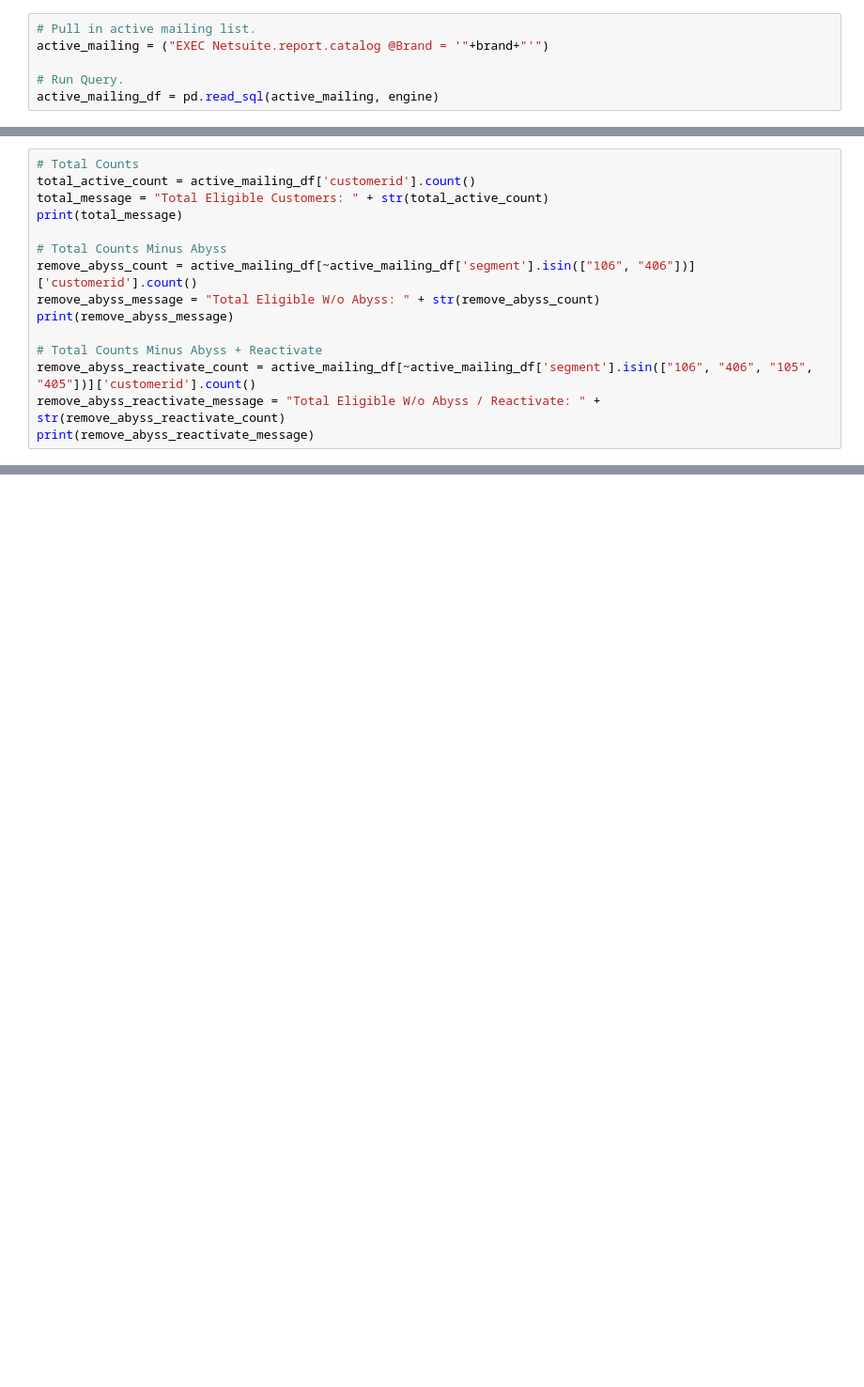
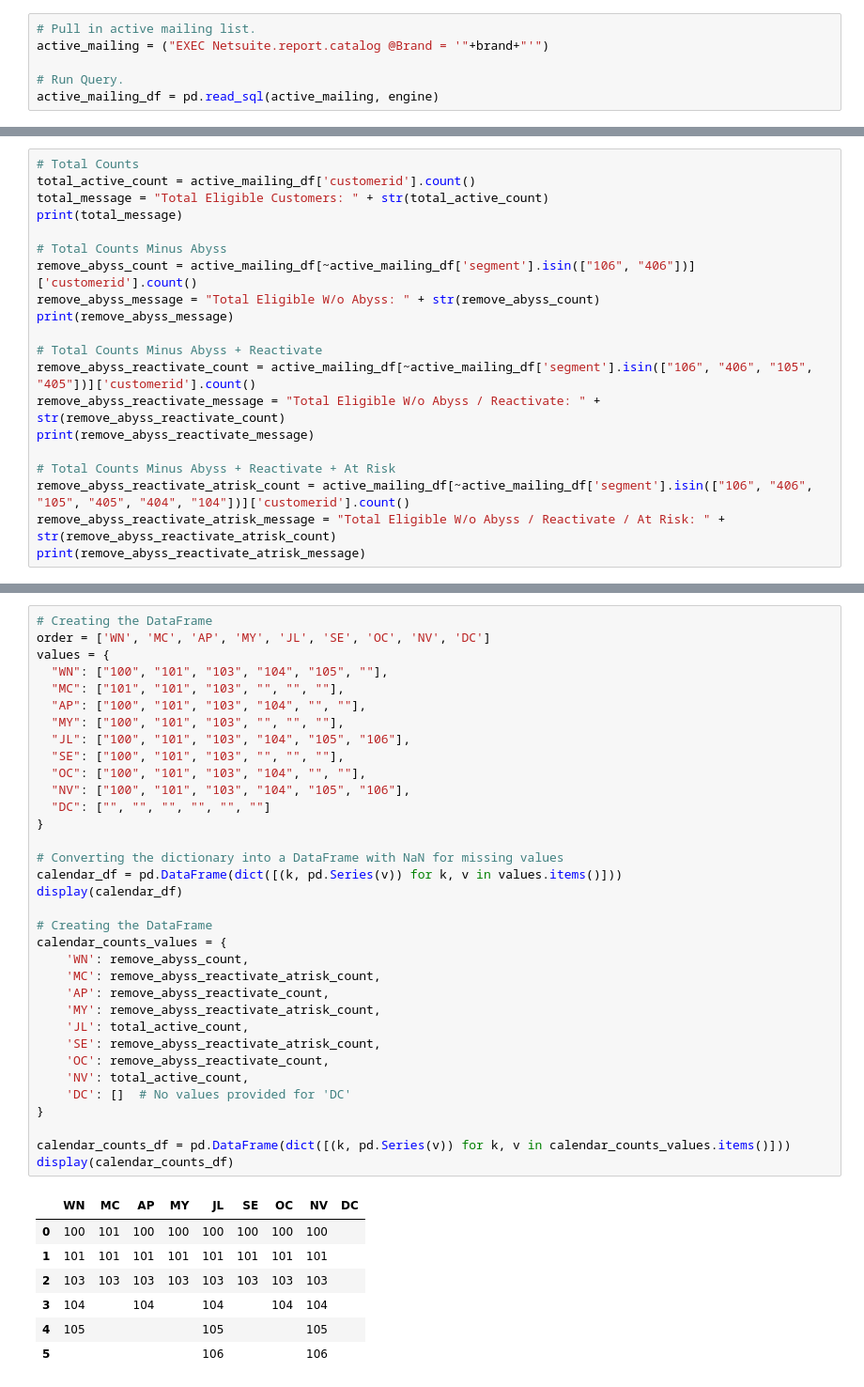
Before and after one commit to MDeanLindsay/Catalog, a Jupyter notebook: Catalog Performance.ipynb, the cells around one changed output, grey strips where cells are left out. Shown at 94% size. Saved outputs shown, nothing was run; the diff lists cells and outputs as text; blank space fills up the shorter version.

```diff
--- a/Catalog Performance.ipynb
+++ b/Catalog Performance.ipynb
@@ -851,4 +852,9 @@ print(remove_abyss_message)
 remove_abyss_reactivate_count = active_mailing_df[~active_mailing_df['segment'].isin(["106", "406", "105", "405"])]['customerid'].count()
 remove_abyss_reactivate_message = "Total Eligible W/o Abyss / Reactivate: " + str(remove_abyss_reactivate_count)
 print(remove_abyss_reactivate_message)
+
+# Total Counts Minus Abyss + Reactivate + At Risk
+remove_abyss_reactivate_atrisk_count = active_mailing_df[~active_mailing_df['segment'].isin(["106", "406", "105", "405", "404", "104"])]['customerid'].count()
+remove_abyss_reactivate_atrisk_message = "Total Eligible W/o Abyss / Reactivate / At Risk: " + str(remove_abyss_reactivate_atrisk_count)
+print(remove_abyss_reactivate_atrisk_message)
 # %% [output]
@@ -868,2 +875,44 @@ Total Eligible W/o Abyss / Reactivate: 65315
   * 105: 3 Mailings / Year.
   * 106: 1-2 Mailings / Year.
+# %%
+# Creating the DataFrame
+order = ['WN', 'MC', 'AP', 'MY', 'JL', 'SE', 'OC', 'NV', 'DC']
+values = {
+  "WN": ["100", "101", "103", "104", "105", ""],
+  "MC": ["101", "101", "103", "", "", ""],
+  "AP": ["100", "101", "103", "104", "", ""],
+  "MY": ["100", "101", "103", "", "", ""],
+  "JL": ["100", "101", "103", "104", "105", "106"],
+  "SE": ["100", "101", "103", "", "", ""],
+  "OC": ["100", "101", "103", "104", "", ""],
+  "NV": ["100", "101", "103", "104", "105", "106"],
+  "DC": ["", "", "", "", "", ""]
+}
+
+# Converting the dictionary into a DataFrame with NaN for missing values
+calendar_df = pd.DataFrame(dict([(k, pd.Series(v)) for k, v in values.items()]))
+display(calendar_df)
+
+# Creating the DataFrame
+calendar_counts_values = {
+    'WN': remove_abyss_count,
+    'MC': remove_abyss_reactivate_atrisk_count,
+    'AP': remove_abyss_reactivate_count,
+    'MY': remove_abyss_reactivate_atrisk_count,
+    'JL': total_active_count,
+    'SE': remove_abyss_reactivate_atrisk_count,
+    'OC': remove_abyss_reactivate_count,
+    'NV': total_active_count,
+    'DC': []  # No values provided for 'DC'
+}
+
+calendar_counts_df = pd.DataFrame(dict([(k, pd.Series(v)) for k, v in calendar_counts_values.items()]))
+display(calendar_counts_df)
+# %% [output]
+|  | WN | MC | AP | MY | JL | SE | OC | NV | DC |
+| 0 | 100 | 101 | 100 | 100 | 100 | 100 | 100 | 100 |  |
+| 1 | 101 | 101 | 101 | 101 | 101 | 101 | 101 | 101 |  |
+| 2 | 103 | 103 | 103 | 103 | 103 | 103 | 103 | 103 |  |
+| 3 | 104 |  | 104 |  | 104 |  | 104 | 104 |  |
+| 4 | 105 |  |  |  | 105 |  |  | 105 |  |
+| 5 |  |  |  |  | 106 |  |  | 106 |  |
```
Also changed, not shown: parts of 5 cells of this notebook.
